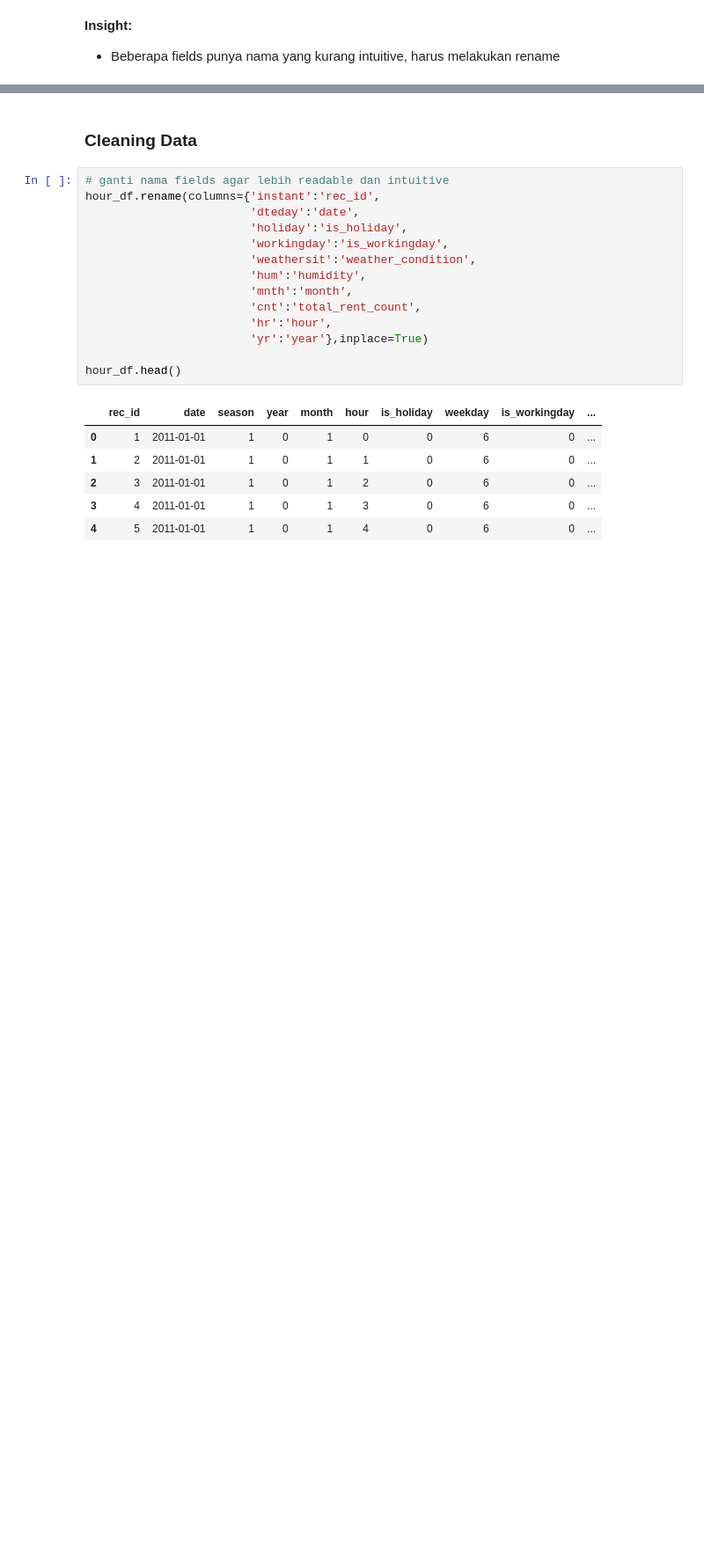
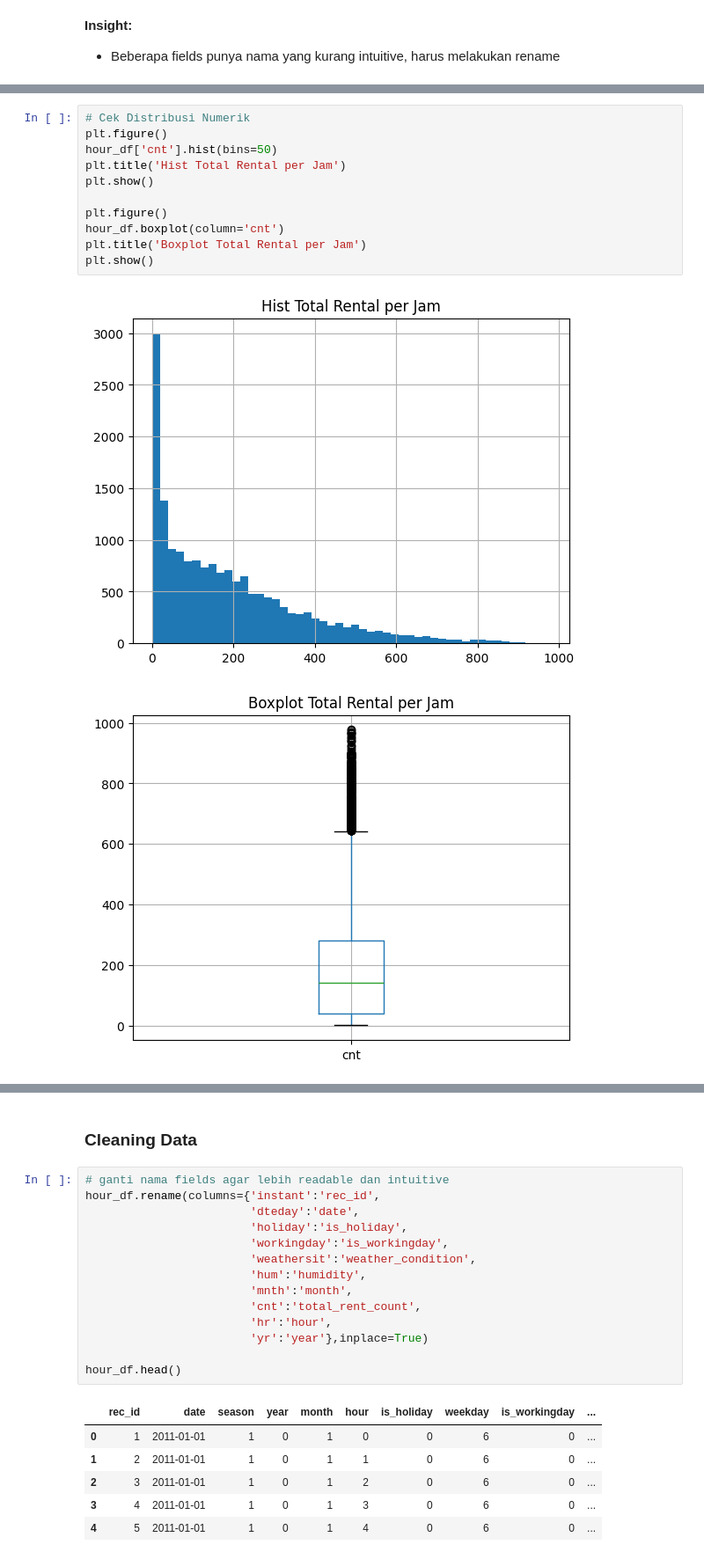
Before and after one commit to AliNicholas/Bike_Sharing_Final_Submission, a Jupyter notebook: notebook.ipynb, the cells around one changed output, grey strips where cells are left out. Shown at 88% size. Drawn from its saved outputs; the diff is of its cells as text; blank space fills up the shorter version.

```diff
--- a/notebook.ipynb
+++ b/notebook.ipynb
@@ -100,0 +154,14 @@ hour_df.describe(include="all")
+# %%
+# Cek Distribusi Numerik
+plt.figure()
+hour_df['cnt'].hist(bins=50)
+plt.title('Hist Total Rental per Jam')
+plt.show()
+
+plt.figure()
+hour_df.boxplot(column='cnt')
+plt.title('Boxplot Total Rental per Jam')
+plt.show()
+# %% [output]
+[figure, added]
+[figure, added]
```
Also changed, not shown: parts of 55 cells of this notebook, 2 other files.
